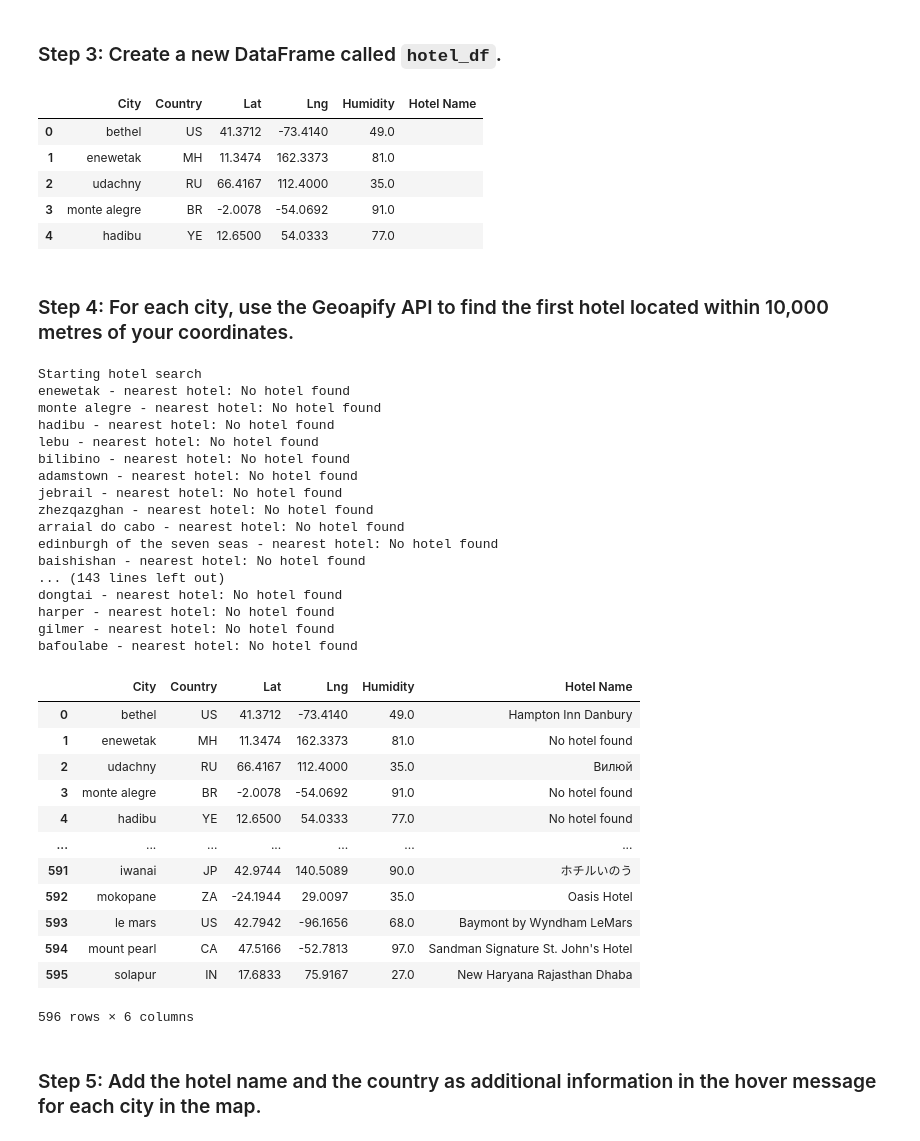
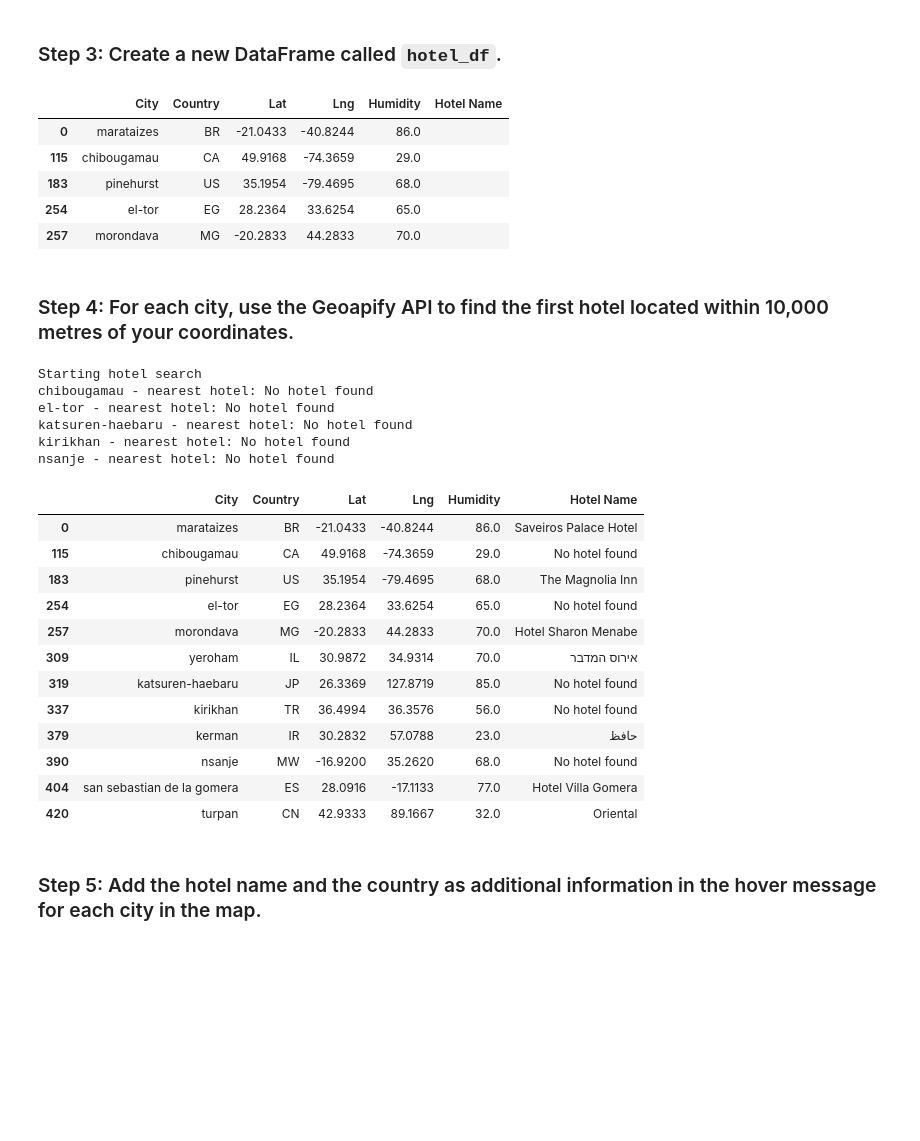
Before and after one commit to smruth17/python-api-challenge, a Jupyter notebook: VacationPy.ipynb, the cells around one changed output. Saved outputs shown, nothing was run; the diff lists cells and outputs as text; code cells hidden in the pictures; blank space fills up the shorter version.

```diff
--- a/VacationPy.ipynb
+++ b/VacationPy.ipynb
@@ -108,17 +119,17 @@ hotel_df = city_data_df2[["City", "Country", "Lat", "Lng", "Humidity"]].copy()
 # %%
 # Add an empty column, "Hotel Name," to the DataFrame so you can store the hotel found using the Geoapify API
 
-hotel_df2["Hotel Name"] = ""
+hotel_df["Hotel Name"] = ""
 
 # Display sample data
-hotel_df2.head()
+hotel_df.head()
 # %% [output]
 |  | City | Country | Lat | Lng | Humidity | Hotel Name |
-| 0 | bethel | US | 41.3712 | -73.4140 | 49.0 |  |
-| 1 | enewetak | MH | 11.3474 | 162.3373 | 81.0 |  |
-| 2 | udachny | RU | 66.4167 | 112.4000 | 35.0 |  |
-| 3 | monte alegre | BR | -2.0078 | -54.0692 | 91.0 |  |
-| 4 | hadibu | YE | 12.6500 | 54.0333 | 77.0 |  |
+| 0 | marataizes | BR | -21.0433 | -40.8244 | 86.0 |  |
+| 115 | chibougamau | CA | 49.9168 | -74.3659 | 29.0 |  |
+| 183 | pinehurst | US | 35.1954 | -79.4695 | 68.0 |  |
+| 254 | el-tor | EG | 28.2364 | 33.6254 | 65.0 |  |
+| 257 | morondava | MG | -20.2833 | 44.2833 | 70.0 |  |
 # %% [markdown]
 ### Step 4: For each city, use the Geoapify API to find the first hotel located within 10,000 metres of your coordinates.
 # %%
@@ -127,7 +138,7 @@ radius = 10000
 params = {
     "categories":"accommodation.hotel",
     "apiKey": geoapify_key,
-    "limit": 20
+    "limit": 50
 }
 
 
@@ -135,66 +146,55 @@ params = {
 print("Starting hotel search")
 
 # Iterate through the hotel_df DataFrame
-for index, row in hotel_df2.iterrows():
+for index, row in hotel_df.iterrows():
     latitude = row["Lat"]
     longitude = row["Lng"]
 
     # Add filter and bias parameters with the current city's latitude and longitude to the params dictionary
     params["filter"] = f"circle:{longitude},{latitude},{radius}"
     params["bias"] = f"proximity:{longitude},{latitude}"
 
     # Set base URL
     base_url = "https://api.geoapify.com/v2/places"
 
     # Make and API request using the params dictionaty
     name_address = requests.get(base_url, params=params)
 
     # Convert the API response to JSON format
     name_address = name_address.json()
 
     # Grab the first hotel from the results and store the name in the hotel_df DataFrame
     try:
-        hotel_df2.loc[index, "Hotel Name"] = name_address["features"][0]["properties"]["name"]
+        hotel_df.loc[index, "Hotel Name"] = name_address["features"][0]["properties"]["name"]
     except (KeyError, IndexError):
         # If no hotel is found, set the hotel name as "No hotel found".
-        hotel_df2.loc[index, "Hotel Name"] = "No hotel found"
+        hotel_df.loc[index, "Hotel Name"] = "No hotel found"
 
         # Log the search results
-        print(f"{hotel_df2.loc[index, 'City']} - nearest hotel: {hotel_df2.loc[index, 'Hotel Name']}")
+        print(f"{hotel_df.loc[index, 'City']} - nearest hotel: {hotel_df.loc[index, 'Hotel Name']}")
 
 # Display sample data
-hotel_df2
+hotel_df
 # %% [output]
 Starting hotel search
-enewetak - nearest hotel: No hotel found
-monte alegre - nearest hotel: No hotel found
-hadibu - nearest hotel: No hotel found
-lebu - nearest hotel: No hotel found
-bilibino - nearest hotel: No hotel found
-adamstown - nearest hotel: No hotel found
-jebrail - nearest hotel: No hotel found
-zhezqazghan - nearest hotel: No hotel found
-arraial do cabo - nearest hotel: No hotel found
-edinburgh of the seven seas - nearest hotel: No hotel found
-baishishan - nearest hotel: No hotel found
-... (143 lines left out)
-dongtai - nearest hotel: No hotel found
-harper - nearest hotel: No hotel found
-gilmer - nearest hotel: No hotel found
-bafoulabe - nearest hotel: No hotel found
+chibougamau - nearest hotel: No hotel found
+el-tor - nearest hotel: No hotel found
+katsuren-haebaru - nearest hotel: No hotel found
+kirikhan - nearest hotel: No hotel found
+nsanje - nearest hotel: No hotel found
 |  | City | Country | Lat | Lng | Humidity | Hotel Name |
-| 0 | bethel | US | 41.3712 | -73.4140 | 49.0 | Hampton Inn Danbury |
-| 1 | enewetak | MH | 11.3474 | 162.3373 | 81.0 | No hotel found |
-| 2 | udachny | RU | 66.4167 | 112.4000 | 35.0 | Вилюй |
-| 3 | monte alegre | BR | -2.0078 | -54.0692 | 91.0 | No hotel found |
-| 4 | hadibu | YE | 12.6500 | 54.0333 | 77.0 | No hotel found |
-| ... | ... | ... | ... | ... | ... | ... |
-| 591 | iwanai | JP | 42.9744 | 140.5089 | 90.0 | ホチルいのう |
-| 592 | mokopane | ZA | -24.1944 | 29.0097 | 35.0 | Oasis Hotel |
-| 593 | le mars | US | 42.7942 | -96.1656 | 68.0 | Baymont by Wyndham LeMars |
-| 594 | mount pearl | CA | 47.5166 | -52.7813 | 97.0 | Sandman Signature St. John's Hotel |
-| 595 | solapur | IN | 17.6833 | 75.9167 | 27.0 | New Haryana Rajasthan Dhaba |
+| 0 | marataizes | BR | -21.0433 | -40.8244 | 86.0 | Saveiros Palace Hotel |
+| 115 | chibougamau | CA | 49.9168 | -74.3659 | 29.0 | No hotel found |
+| 183 | pinehurst | US | 35.1954 | -79.4695 | 68.0 | The Magnolia Inn |
+| 254 | el-tor | EG | 28.2364 | 33.6254 | 65.0 | No hotel found |
+| 257 | morondava | MG | -20.2833 | 44.2833 | 70.0 | Hotel Sharon Menabe |
+| 309 | yeroham | IL | 30.9872 | 34.9314 | 70.0 | אירוס המדבר |
+| 319 | katsuren-haebaru | JP | 26.3369 | 127.8719 | 85.0 | No hotel found |
+| 337 | kirikhan | TR | 36.4994 | 36.3576 | 56.0 | No hotel found |
+| 379 | kerman | IR | 30.2832 | 57.0788 | 23.0 | حافظ |
+| 390 | nsanje | MW | -16.9200 | 35.2620 | 68.0 | No hotel found |
+| 404 | san sebastian de la gomera | ES | 28.0916 | -17.1133 | 77.0 | Hotel Villa Gomera |
+| 420 | turpan | CN | 42.9333 | 89.1667 | 32.0 | Oriental |
-596 rows × 6 columns
 # %% [markdown]
 ### Step 5: Add the hotel name and the country as additional information in the hover message for each city in the map.
 # %%
```
Also changed, not shown: parts of 3 cells of this notebook, 1 other file.
